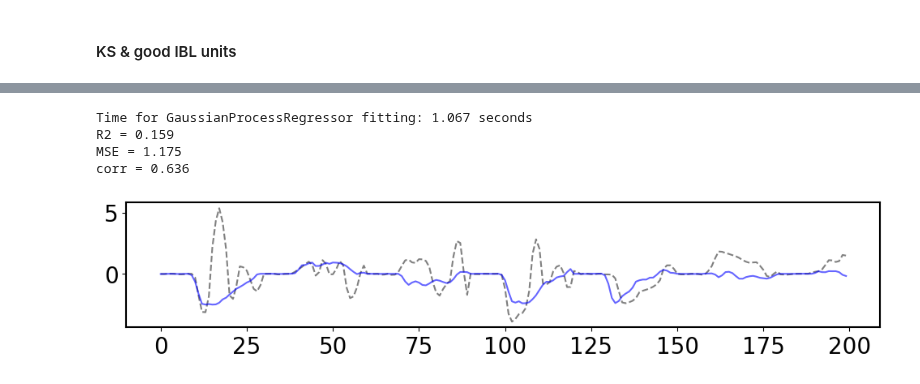
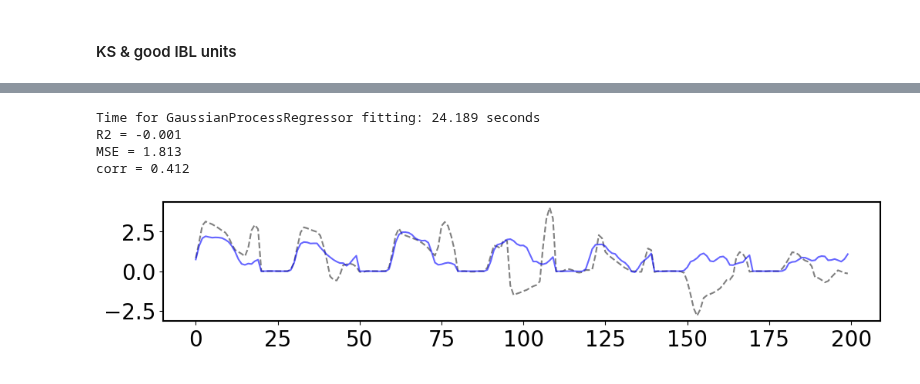
Before and after one commit to yzhang511/density_decoding, a Jupyter notebook: demo/advi_encoder.ipynb, the cells around one changed output, grey strips where cells are left out. Drawn from its saved outputs; the diff is of its cells as text; code cells hidden in the pictures.

```diff
--- a/demo/advi_encoder.ipynb
+++ b/demo/advi_encoder.ipynb
@@ -137,7 +141,7 @@ for i, (train_ids, test_ids) in enumerate(kf.split(data_loader.y)):
     kf_train_ids.append(train_ids)
     kf_test_ids.append(test_ids)
 # %%
-i = 0
+i = -1
 train_trials, train_trial_ids, train_t_ids, \
 test_trials, test_trial_ids, test_t_ids = data_loader.split_train_test(
     train_ids = kf_train_ids[i], test_ids = kf_test_ids[i]
@@ -616,12 +627,12 @@ plt.plot(gp_pred.flatten()[:200], c='blue', alpha=.6, label='predicted');
 # %%
 log_lambdas_hat = np.zeros((data_loader.n_trials, Nc, Nt))
-for k in range(len(train)):
+for i, k in enumerate(train):
     for t in range(Nt):
-        log_lambdas_hat[k,:,t] = advi.b.loc.detach().numpy() + advi.beta.loc[:,t].detach().numpy() * y_train[k][t]
+        log_lambdas_hat[k,:,t] = advi.b.loc.detach().numpy() + advi.beta.loc[:,t].detach().numpy() * y_train[i][t]
 
-for k in range(len(test)):
+for i, k in enumerate(test):
     for t in range(Nt):
-        log_lambdas_hat[k,:,t] = advi.b.loc.detach().numpy() + advi.beta.loc[:,t].detach().numpy() * y_hat[k][t]
+        log_lambdas_hat[k,:,t] = advi.b.loc.detach().numpy() + advi.beta.loc[:,t].detach().numpy() * y_hat[i][t]
 
 log_pis_hat = log_lambdas_hat - logsumexp(log_lambdas_hat, 1)[:,None,:]
 # %%
@@ -777,6 +787,26 @@ plt.plot(y_pred[:200], c='blue', alpha=.6, label='predicted');
 # %% [markdown]
 #### KS & good IBL units
 # %%
+sorted_trials, good_sorted_trials, unsorted_trials, stim_on_times, np1_channel_map= preprocess.load_neural_data(
+    pid=pid,
+    trial_data_path=trial_data_path,
+    neural_data_path=neural_data_path,
+    behavior_data_path=behavior_data_path,
+    keep_active_trials=True,
+    roi=roi,
+    kilosort=True,
+    triage=False,
+    good_units=True,
+    thresholding=True
+)
+
+n_trials = stim_on_times.shape[0]
+sorted = np.vstack([sorted_trials[i] for i in np.arange(n_trials)])
+unsorted = np.vstack([unsorted_trials[i] for i in np.arange(n_trials)])
+spike_times = sorted[:,0]
+spike_clusters = sorted[:,1]
+spike_channels = unsorted[:,1]
+
 n_trials = stim_on_times.shape[0]
 sorted = np.vstack([sorted_trials[i] for i in np.arange(n_trials)])
 spike_times = sorted[:,0]
@@ -787,7 +817,7 @@ sorted_neural_data = preprocess.compute_neural_activity(
     stim_on_times,
     'sorted',
     n_time_bins=30,
-    regional=True
+    regional=False
 )
 print(f'sorted neural data shape: {sorted_neural_data.shape}')
 
@@ -800,7 +830,7 @@ good_sorted_neural_data = preprocess.compute_neural_activity(
     stim_on_times,
     'sorted',
     n_time_bins=30,
-    regional=True
+    regional=False
 )
 print(f'good sorted neural data shape: {good_sorted_neural_data.shape}')
 # %% [output]
@@ -830,15 +866,15 @@ from sklearn.gaussian_process.kernels import WhiteKernel, ExpSineSquared, Ration
 long_term_trend_kernel = 50.0**2 * RBF(length_scale=50.0)
 seasonal_kernel = (
     2.0**2
-    * RBF(length_scale=100.0)
+    * RBF(length_scale=10.0)
     * ExpSineSquared(length_scale=1.0, periodicity=1.0, periodicity_bounds="fixed")
 )
-# irregularities_kernel = 0.5**2 * RationalQuadratic(length_scale=1.0, alpha=1.0)
+irregularities_kernel = 0.1**2 * RationalQuadratic(length_scale=1.0, alpha=1.0)
 noise_kernel = 0.1**2 * RBF(length_scale=0.1) + WhiteKernel(
     noise_level=0.1**2, noise_level_bounds=(1e-5, 1e5)
 )
 kernel = (
-    long_term_trend_kernel #+ seasonal_kernel + noise_kernel #+ irregularities_kernel
+    long_term_trend_kernel + noise_kernel + irregularities_kernel # + seasonal_kernel
 )
 gaussian_process = GaussianProcessRegressor(kernel=kernel, alpha=1e-2)
 start_time = time.time()
@@ -851,16 +887,16 @@ print(f'R2 = {r2_score(data_loader.y[test], gp_pred):.3f}')
 print(f'MSE = {mean_squared_error(data_loader.y[test], gp_pred):.3f}')
 print(f'corr = {pearsonr(data_loader.y[test].flatten(), gp_pred.flatten()).statistic:.3f}')
 # %% [output]
-Time for GaussianProcessRegressor fitting: 1.067 seconds
-R2 = 0.159
-MSE = 1.175
-corr = 0.636
+Time for GaussianProcessRegressor fitting: 24.189 seconds
+R2 = -0.001
+MSE = 1.813
+corr = 0.412
 # %%
 plt.figure(figsize=(12, 2))
-plt.plot(data_loader.y[test].flatten()[:200], c='gray', linestyle='dashed', label='observed');
-plt.plot(gp_pred.flatten()[:200], c='blue', alpha=.6, label='predicted');
+plt.plot(data_loader.y[test].flatten()[-200:], c='gray', linestyle='dashed', label='observed');
+plt.plot(gp_pred.flatten()[-200:], c='blue', alpha=.6, label='predicted');
 # %% [output]
-[figure, old version]
+[figure, new version]
 # %%
 windowed_sorted, half_window_size, n_windows = decoder.sliding_window(
     sorted_neural_data,
```
Also changed, not shown: parts of 52 cells of this notebook, 4 other files.
